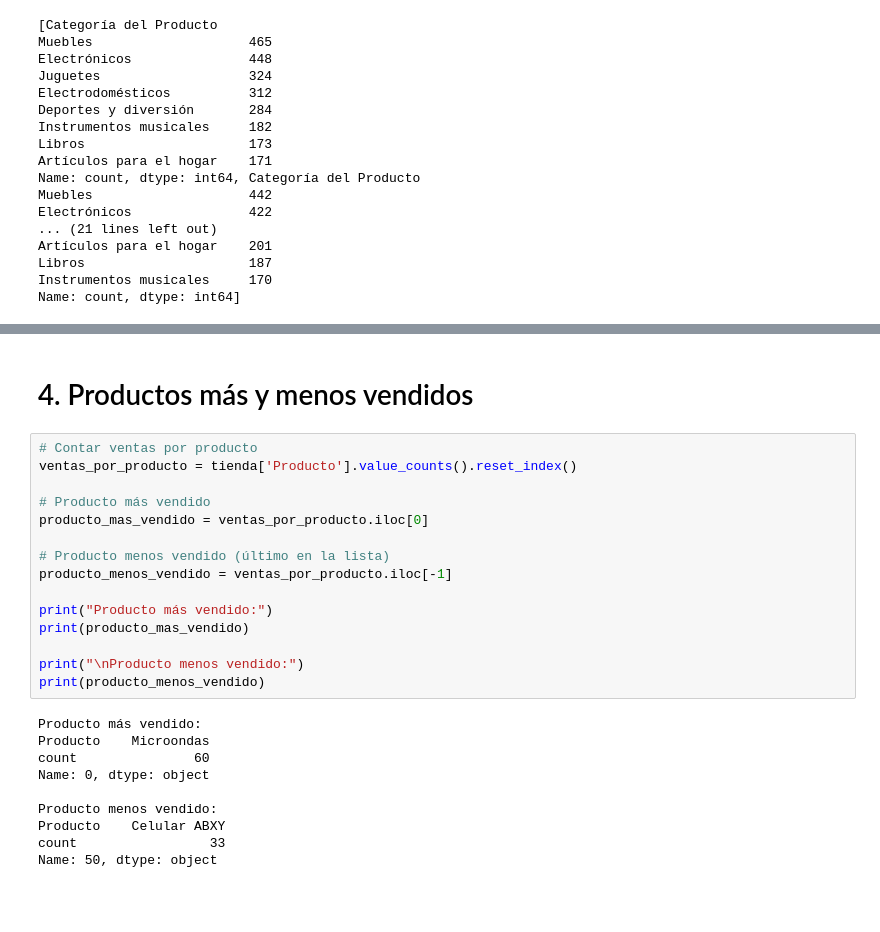
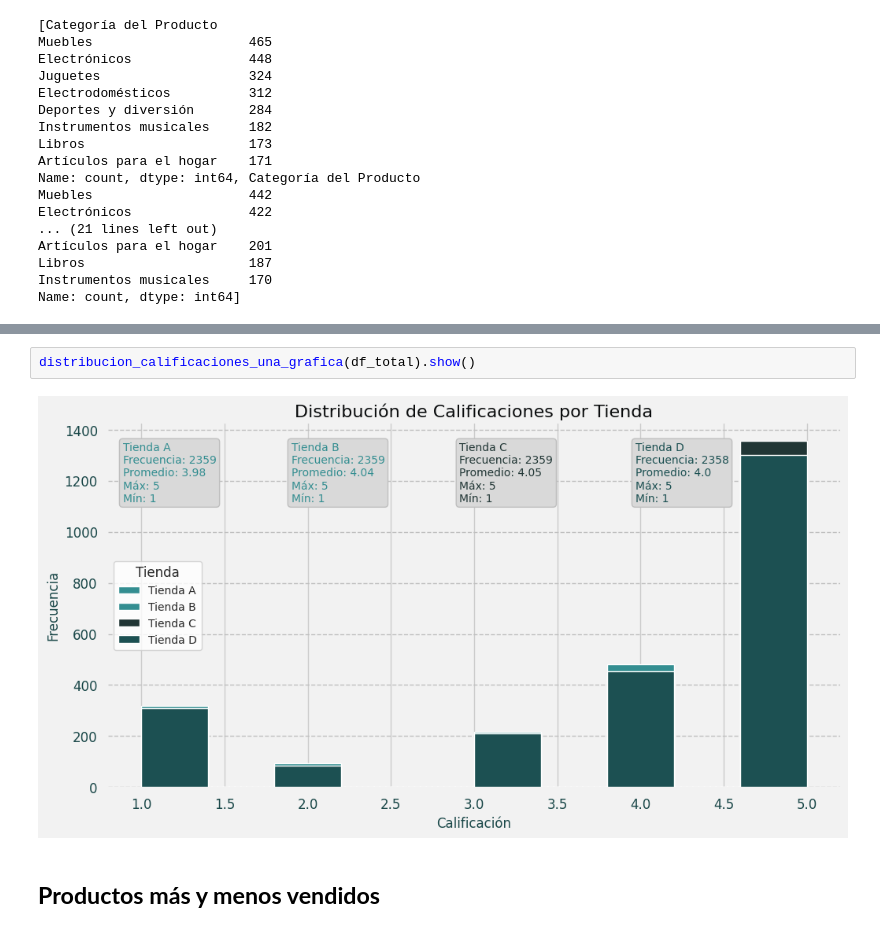
Before and after one commit to Belita-Lili/analisis-ventas-multitienda-alura, a Jupyter notebook: Tiendas_DC_Alura.ipynb, the cells around one changed output, grey strips where cells are left out. Cells and saved outputs as stored; diff of their text form; blank space fills up the shorter version.

```diff
--- a/Tiendas_DC_Alura.ipynb
+++ b/Tiendas_DC_Alura.ipynb
@@ -240,27 +394,6 @@ plt.bar(tienda['Calificación'], tienda['Precio'])
+# %%
+distribucion_calificaciones_una_grafica(df_total).show()
+# %% [output]
+[figure, added]
 # %% [markdown]
-# 4. Productos más y menos vendidos
+## **Productos más y menos vendidos**
-# %%
-# Contar ventas por producto
-ventas_por_producto = tienda['Producto'].value_counts().reset_index()
-
-# Producto más vendido
-producto_mas_vendido = ventas_por_producto.iloc[0]
-
-# Producto menos vendido (último en la lista)
-producto_menos_vendido = ventas_por_producto.iloc[-1]
-
-print("Producto más vendido:")
-print(producto_mas_vendido)
-
-print("\nProducto menos vendido:")
-print(producto_menos_vendido)
-# %% [output]
-Producto más vendido:
-Producto    Microondas
-count               60
-Name: 0, dtype: object
-
-Producto menos vendido:
-Producto    Celular ABXY
-count                 33
-Name: 50, dtype: object
```
Also changed, not shown: parts of 48 cells of this notebook.
